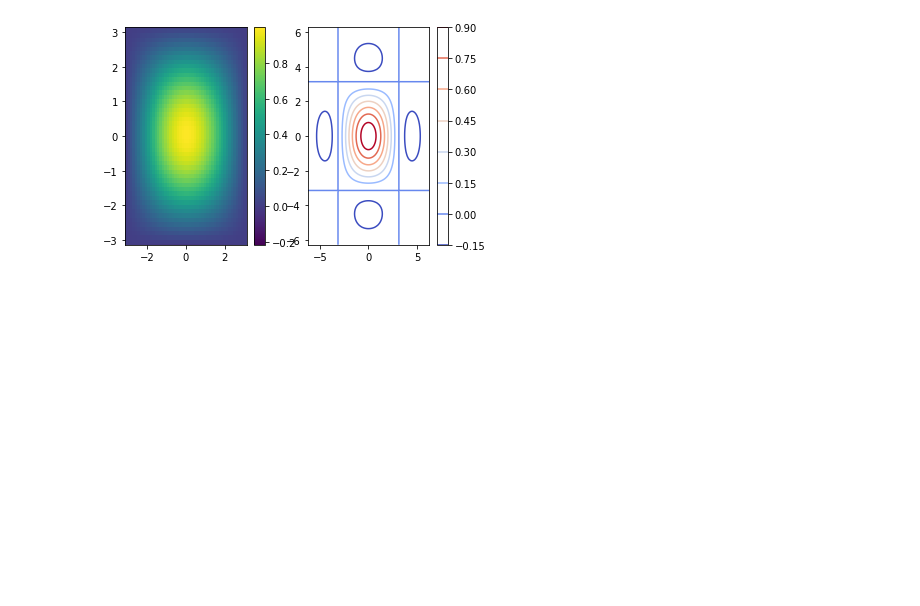
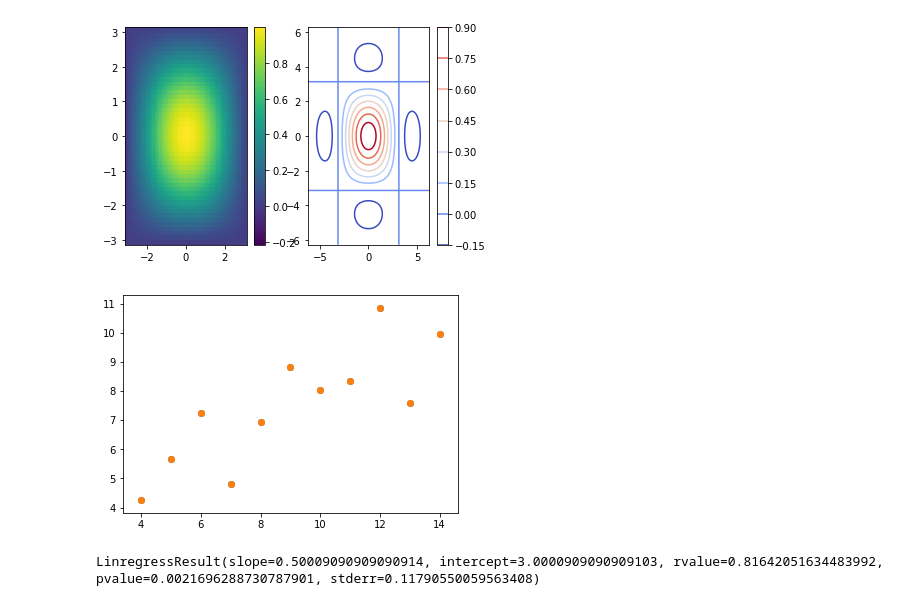
Before and after one commit to ariboyarsky/BootCamp2018, a Jupyter notebook: ProbSets/Comp/ProbSet2/PSET2.ipynb, the cells around one changed output. Cells and saved outputs as stored; diff of their text form; code cells hidden in the pictures; blank space fills up the shorter version.

```diff
--- a/ProbSets/Comp/ProbSet2/PSET2.ipynb
+++ b/ProbSets/Comp/ProbSet2/PSET2.ipynb
@@ -111,0 +112,12 @@ plt.show()
+# %%
+# 1
+dta = np.load("anscombe.npy")
+plt.scatter(dta[:,0], dta[:,1])
+plt.show()
+# %% [output]
+[figure, added]
+# %%
+from scipy import stats
+stats.linregress(dta[:,0],dta[:,1])
+# %% [output]
+LinregressResult(slope=0.50009090909090914, intercept=3.0000909090909103, rvalue=0.81642051634483992, pvalue=0.0021696288730787901, stderr=0.11790550059563408)
```
Also changed, not shown: parts of 19 cells of this notebook, 1 other file.
